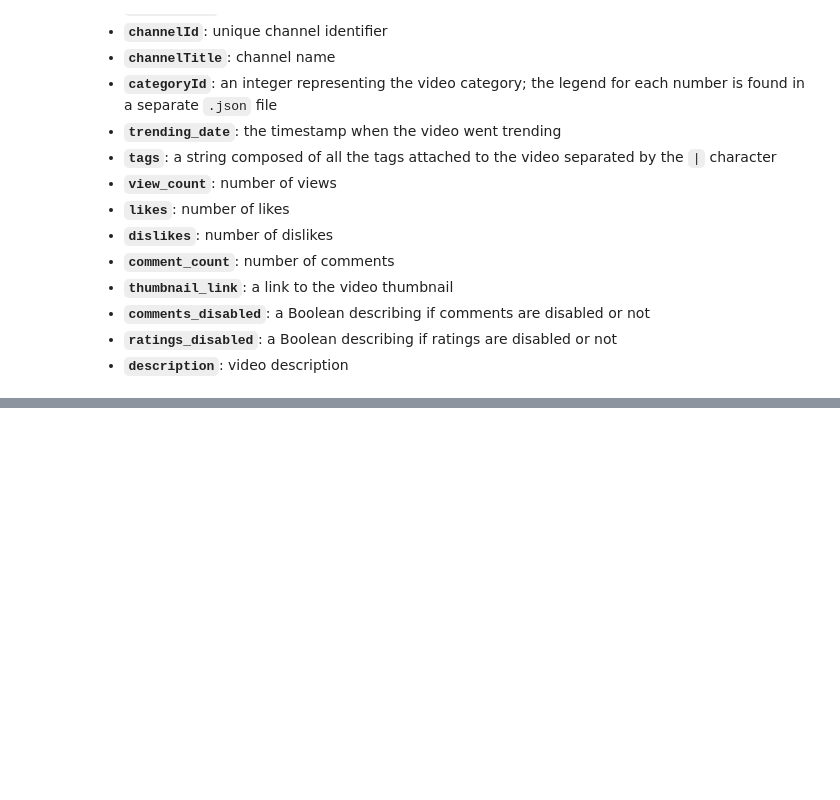
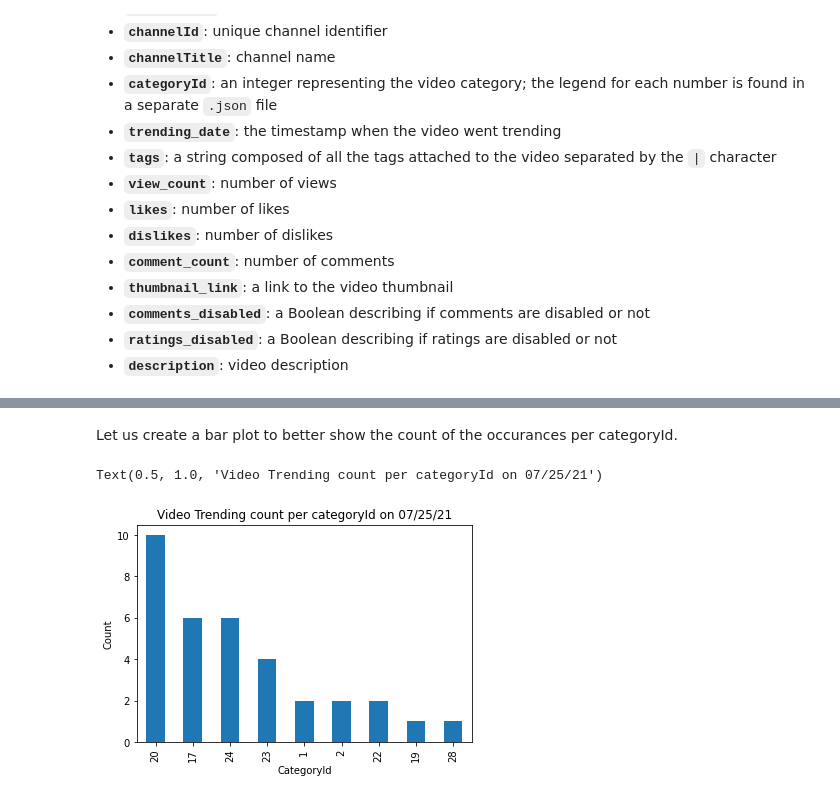
Before and after one commit to kether82/Project-1, a Jupyter notebook: Untitled0.ipynb, the cells around one changed output, grey strips where cells are left out. Drawn from its saved outputs; the diff is of its cells as text; code cells hidden in the pictures; blank space fills up the shorter version.

```diff
--- a/Untitled0.ipynb
+++ b/Untitled0.ipynb
@@ -51,0 +113,4 @@ Each row in the dataset representes a video while the columns are details or var
+# %%
+
+trending_US_count_df_maxViews = trending_US_df.sort_values('view_count', ascending=False).drop_duplicates(['video_id'])
+trending_US_count_df = trending_US_count_df_maxViews
@@ -51,0 +151,3 @@ Each row in the dataset representes a video while the columns are details or var
+# %%
+trending_US_count_0725 = trending_US_count_df[(trending_US_count_df)["trending_date"] == "2021-07-25T00:00:00Z"]
+trending_US_count_0625 = trending_US_count_df[(trending_US_count_df)["trending_date"] == "2021-06-25T00:00:00Z"]
@@ -51,0 +156,6 @@ Each row in the dataset representes a video while the columns are details or var
+# %%
+trending_US_count_0725_df = trending_US_count_0725['categoryId'].value_counts()
+trending_US_count_0725_df
+
+trending_US_count_0625_df = trending_US_count_0625['categoryId'].value_counts()
+trending_US_count_0625_df
@@ -51,0 +178,10 @@ Each row in the dataset representes a video while the columns are details or var
+# %% [markdown]
+Let us create a bar plot to better show the count of the occurances per categoryId.
+# %%
+trending_US_count_0725_df.plot.bar()
+plt.xlabel('CategoryId')
+plt.ylabel('Count')
+plt.title('Video Trending count per categoryId on 07/25/21')
+# %% [output]
+Text(0.5, 1.0, 'Video Trending count per categoryId on 07/25/21')
+[figure, added]
```
Also changed, not shown: parts of 41 cells of this notebook.
